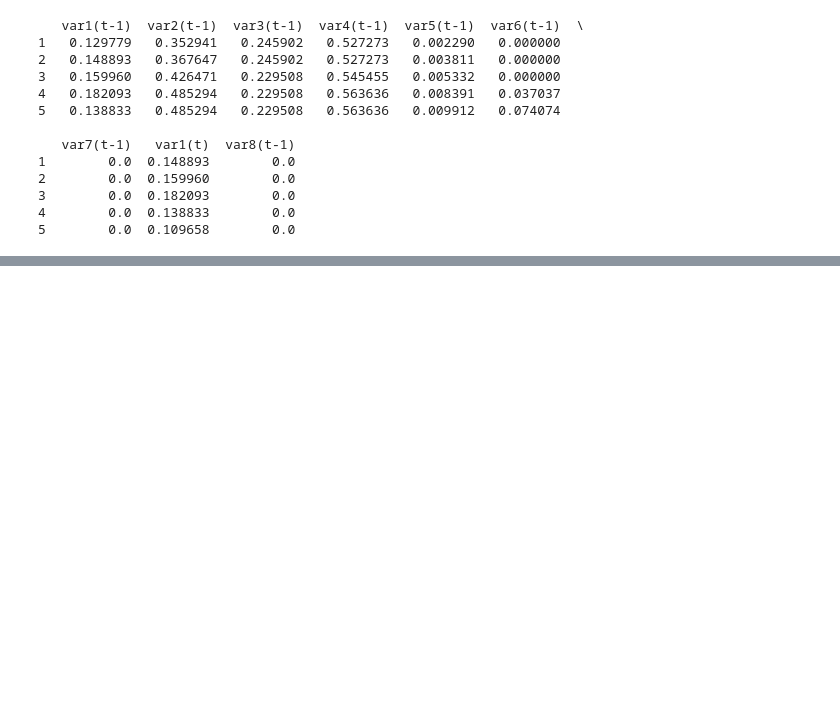
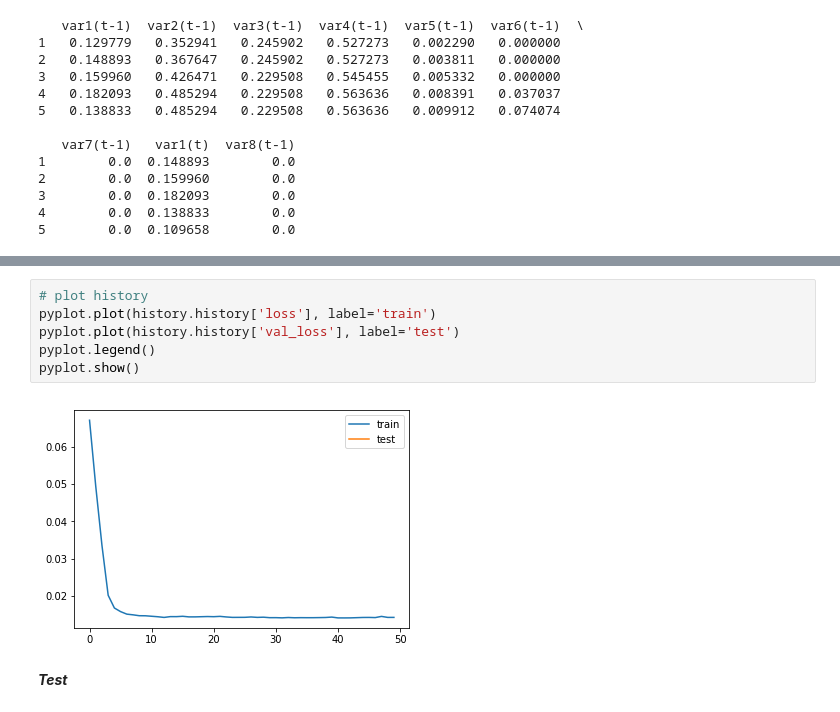
Before and after one commit to JacopoMangiavacchi/LSTM-Embedding-Forecasting, a Jupyter notebook: LSTM_Embedding_Forecasting.ipynb, the cells around one changed output, grey strips where cells are left out. Cells and saved outputs as stored; diff of their text form; blank space fills up the shorter version.

```diff
--- a/LSTM_Embedding_Forecasting.ipynb
+++ b/LSTM_Embedding_Forecasting.ipynb
@@ -171,0 +230,10 @@ print(reframed.head())
+# %%
+# plot history
+pyplot.plot(history.history['loss'], label='train')
+pyplot.plot(history.history['val_loss'], label='test')
+pyplot.legend()
+pyplot.show()
+# %% [output]
+[figure, added]
+# %% [markdown]
+***Test***
```
Also changed, not shown: parts of 7 cells of this notebook, 2 other files.
